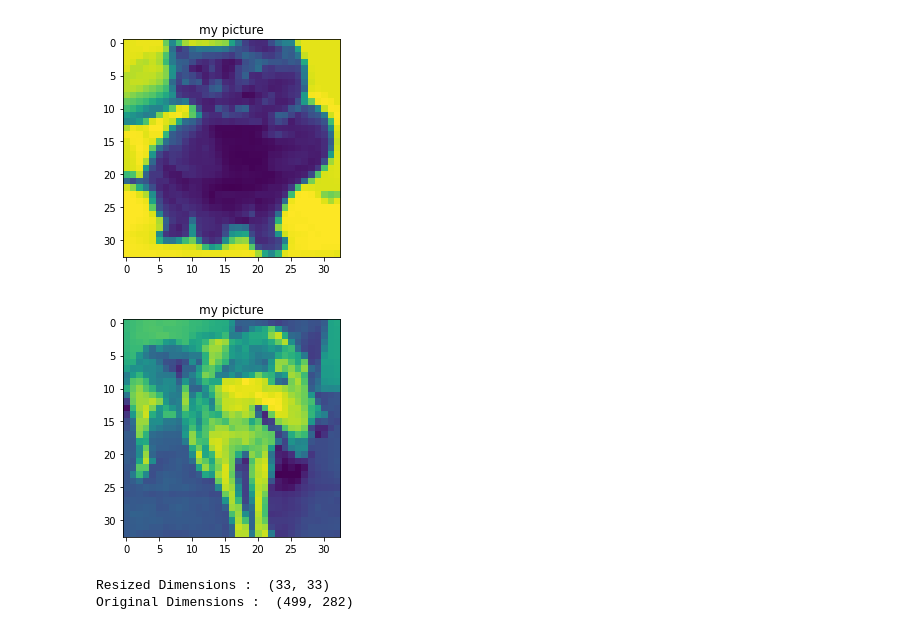
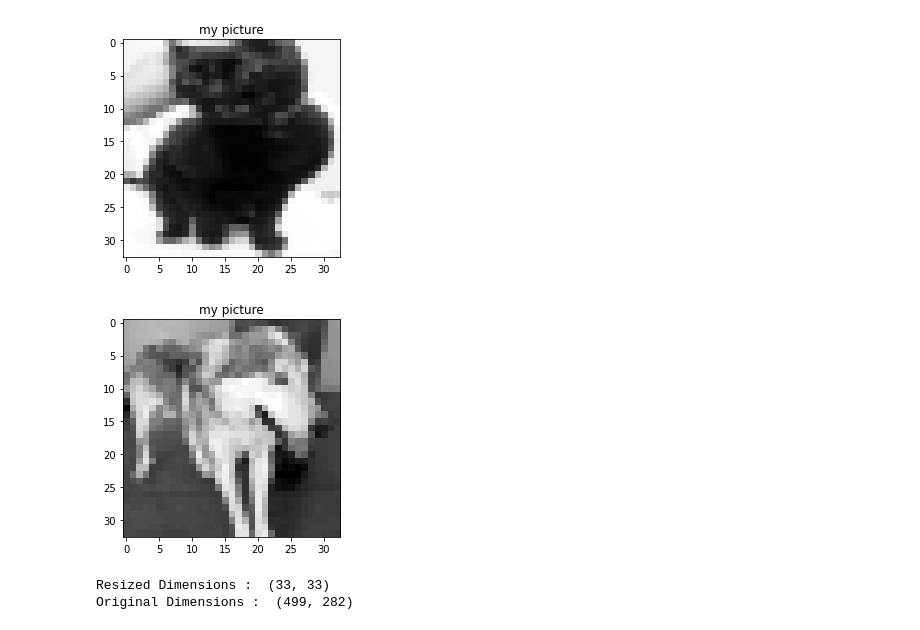
Before and after one commit to Joshua-D-Gordon/Data-visualization, a Jupyter notebook: Dogs-vs-cats.ipynb, the cells around one changed output. Drawn from its saved outputs; the diff is of its cells as text; code cells hidden in the pictures.

```diff
--- a/Dogs-vs-cats.ipynb
+++ b/Dogs-vs-cats.ipynb
@@ -61,19 +61,19 @@ plt.show()
 # %%
 resized = cv2.resize(img_cat, (33,33),interpolation = cv2.INTER_AREA)
 
-plt.imshow(resized)
+plt.imshow(resized, cmap = 'gray')
 plt.title('my picture')
 plt.show()
 # %% [output]
-[figure, old version]
+[figure, new version]
 # %%
 resized = cv2.resize(img_dog, (33,33),interpolation = cv2.INTER_AREA)
 
-plt.imshow(resized)
+plt.imshow(resized, cmap = 'gray')
 plt.title('my picture')
 plt.show()
 # %% [output]
-[figure, old version]
+[figure, new version]
 # %%
 print('Resized Dimensions : ',resized.shape)
 print('Original Dimensions : ',img_cat.shape)
```
Also changed, not shown: parts of 46 cells of this notebook.
